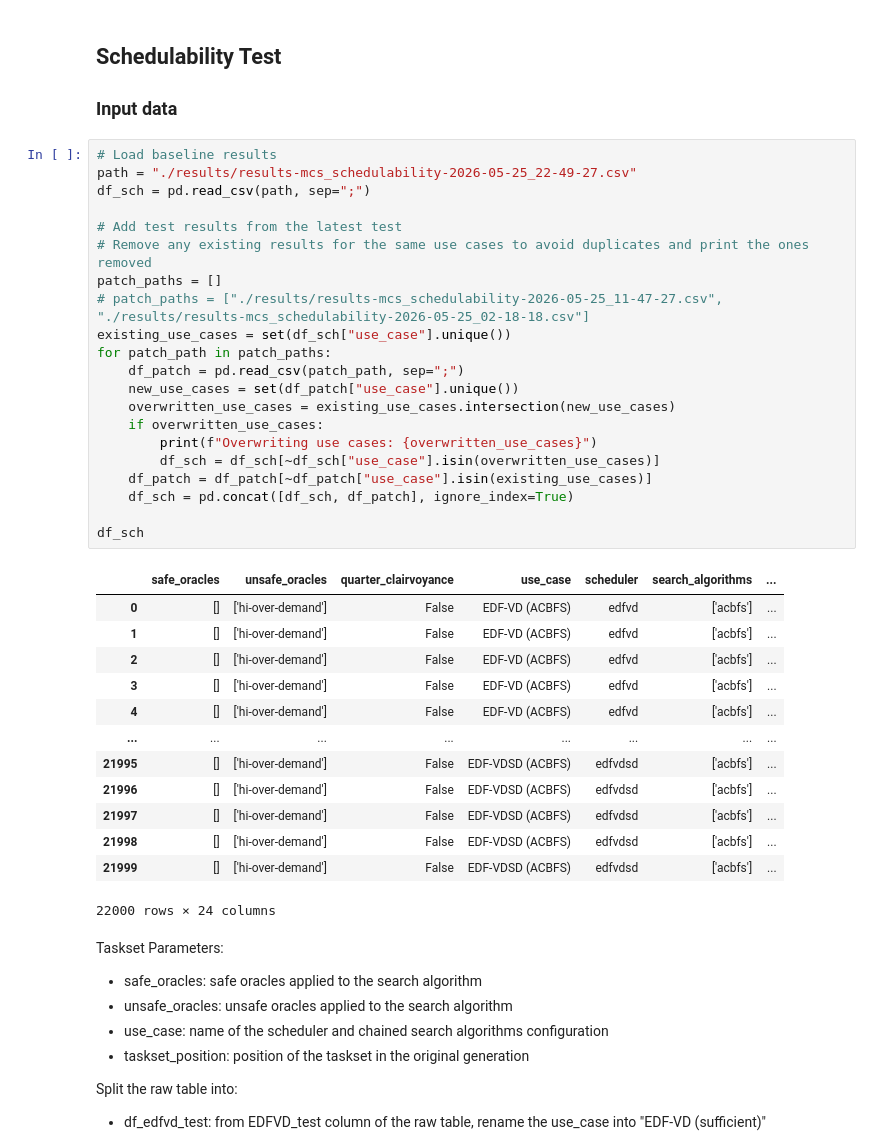
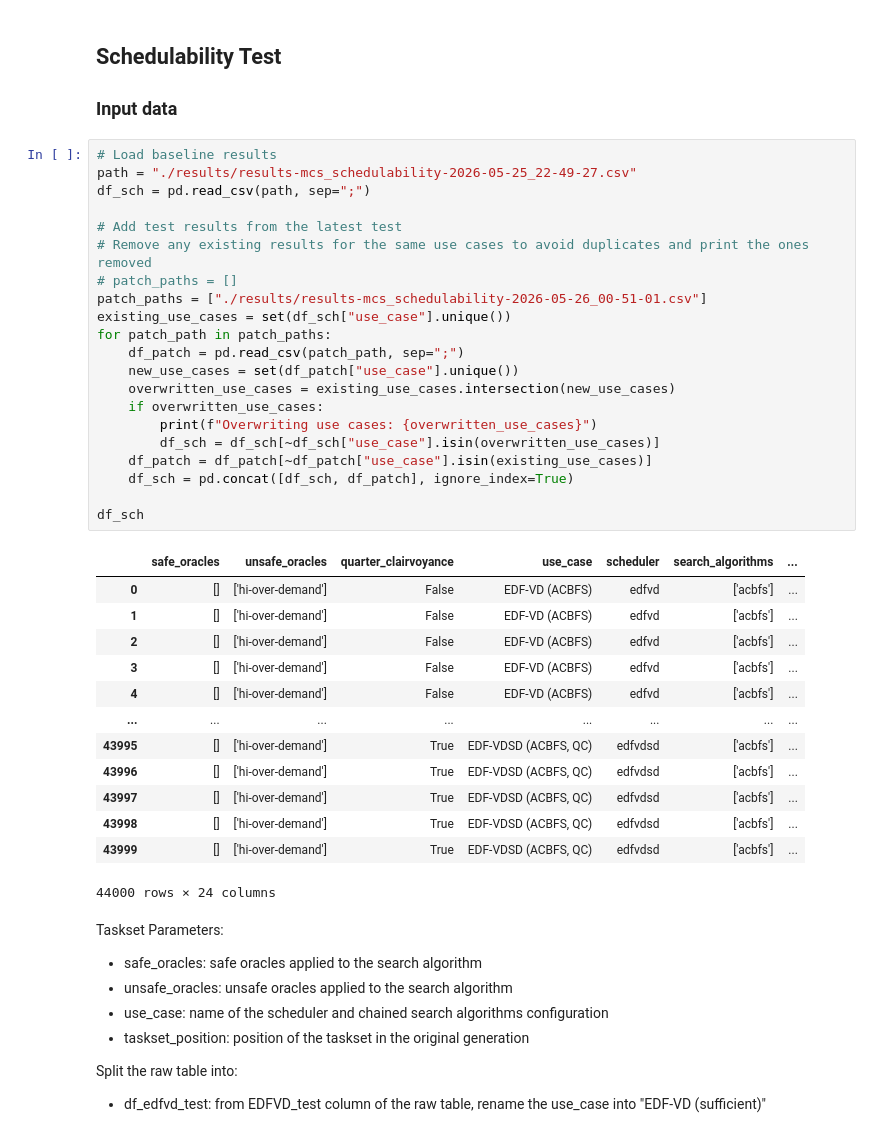
Before and after one commit to Jordan-Sun/mixed-criticality-graph-xp, a Jupyter notebook: notebooks/charts-rtss.ipynb, the cells around one changed output. Saved outputs shown, nothing was run; the diff lists cells and outputs as text.

```diff
--- a/notebooks/charts-rtss.ipynb
+++ b/notebooks/charts-rtss.ipynb
@@ -308,38 +308,38 @@ f.savefig(
 # %%
 # Load baseline results
 path = "./results/results-mcs_schedulability-2026-05-25_22-49-27.csv"
 df_sch = pd.read_csv(path, sep=";")
 
 # Add test results from the latest test
 # Remove any existing results for the same use cases to avoid duplicates and print the ones removed
-patch_paths = []
-# patch_paths = ["./results/results-mcs_schedulability-2026-05-25_11-47-27.csv", "./results/results-mcs_schedulability-2026-05-25_02-18-18.csv"]
+# patch_paths = []
+patch_paths = ["./results/results-mcs_schedulability-2026-05-26_00-51-01.csv"]
 existing_use_cases = set(df_sch["use_case"].unique())
 for patch_path in patch_paths:
     df_patch = pd.read_csv(patch_path, sep=";")
     new_use_cases = set(df_patch["use_case"].unique())
     overwritten_use_cases = existing_use_cases.intersection(new_use_cases)
     if overwritten_use_cases:
         print(f"Overwriting use cases: {overwritten_use_cases}")
         df_sch = df_sch[~df_sch["use_case"].isin(overwritten_use_cases)]
     df_patch = df_patch[~df_patch["use_case"].isin(existing_use_cases)]
     df_sch = pd.concat([df_sch, df_patch], ignore_index=True)
 
 df_sch
 # %% [output]
 |  | safe_oracles | unsafe_oracles | quarter_clairvoyance | use_case | scheduler | search_algorithms | ... |
 | 0 | [] | ['hi-over-demand'] | False | EDF-VD (ACBFS) | edfvd | ['acbfs'] | ... |
 | 1 | [] | ['hi-over-demand'] | False | EDF-VD (ACBFS) | edfvd | ['acbfs'] | ... |
 | 2 | [] | ['hi-over-demand'] | False | EDF-VD (ACBFS) | edfvd | ['acbfs'] | ... |
 | 3 | [] | ['hi-over-demand'] | False | EDF-VD (ACBFS) | edfvd | ['acbfs'] | ... |
 | 4 | [] | ['hi-over-demand'] | False | EDF-VD (ACBFS) | edfvd | ['acbfs'] | ... |
 | ... | ... | ... | ... | ... | ... | ... | ... |
-| 21995 | [] | ['hi-over-demand'] | False | EDF-VDSD (ACBFS) | edfvdsd | ['acbfs'] | ... |
-| 21996 | [] | ['hi-over-demand'] | False | EDF-VDSD (ACBFS) | edfvdsd | ['acbfs'] | ... |
-| 21997 | [] | ['hi-over-demand'] | False | EDF-VDSD (ACBFS) | edfvdsd | ['acbfs'] | ... |
-| 21998 | [] | ['hi-over-demand'] | False | EDF-VDSD (ACBFS) | edfvdsd | ['acbfs'] | ... |
-| 21999 | [] | ['hi-over-demand'] | False | EDF-VDSD (ACBFS) | edfvdsd | ['acbfs'] | ... |
+| 43995 | [] | ['hi-over-demand'] | True | EDF-VDSD (ACBFS, QC) | edfvdsd | ['acbfs'] | ... |
+| 43996 | [] | ['hi-over-demand'] | True | EDF-VDSD (ACBFS, QC) | edfvdsd | ['acbfs'] | ... |
+| 43997 | [] | ['hi-over-demand'] | True | EDF-VDSD (ACBFS, QC) | edfvdsd | ['acbfs'] | ... |
+| 43998 | [] | ['hi-over-demand'] | True | EDF-VDSD (ACBFS, QC) | edfvdsd | ['acbfs'] | ... |
+| 43999 | [] | ['hi-over-demand'] | True | EDF-VDSD (ACBFS, QC) | edfvdsd | ['acbfs'] | ... |
-22000 rows × 24 columns
+44000 rows × 24 columns
 # %% [markdown]
 Taskset Parameters:
 - safe_oracles: safe oracles applied to the search algorithm
```
Also changed, not shown: parts of 5 cells of this notebook, 1 other file.
